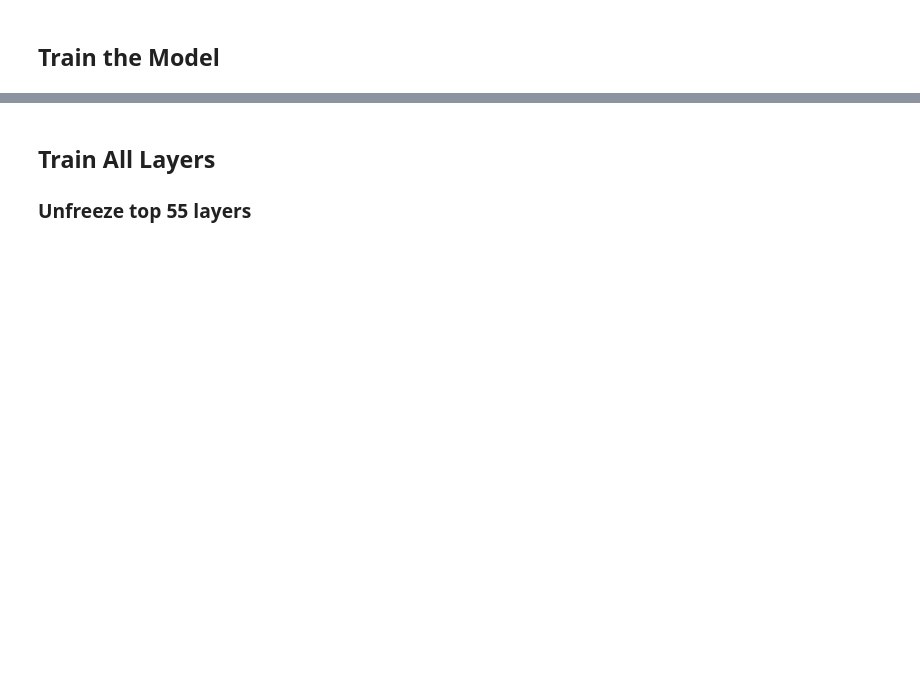
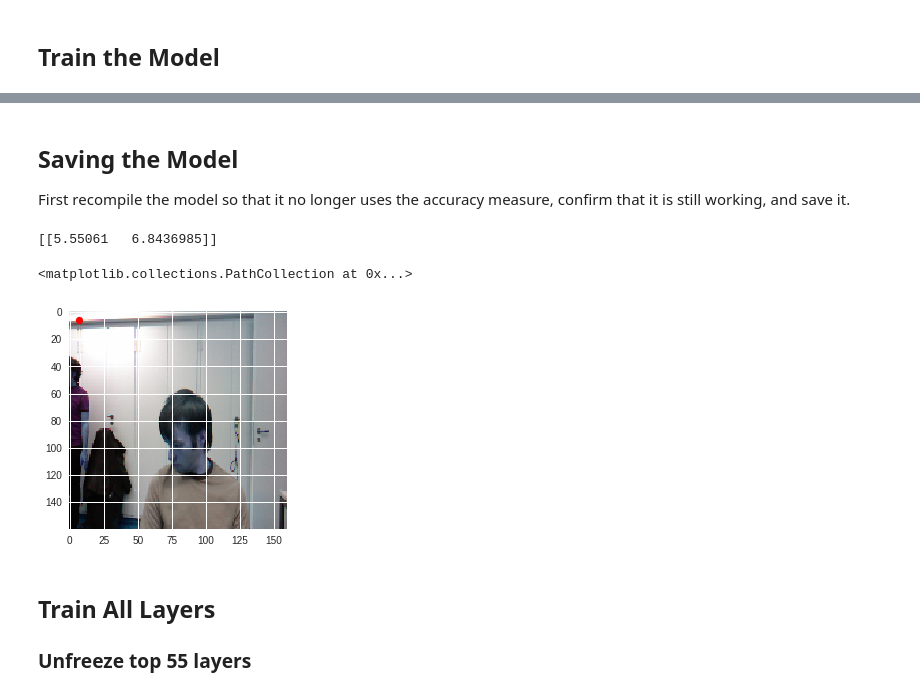
Before and after one commit to MatthewCalligaro/TheNoseArcade, a Jupyter notebook: neural-network/notebooks/vanilla-tf-keras-model.ipynb, the cells around one changed output, grey strips where cells are left out. Saved outputs shown, nothing was run; the diff lists cells and outputs as text; code cells hidden in the pictures; blank space fills up the shorter version.

```diff
--- a/neural-network/notebooks/vanilla-tf-keras-model.ipynb
+++ b/neural-network/notebooks/vanilla-tf-keras-model.ipynb
@@ -278,0 +283,16 @@ with open('model_architecture.json', 'w') as f:
+# %% [markdown]
+## Saving the Model
+First recompile the model so that it no longer uses the accuracy measure, confirm that it is still working, and save it.
+# %%
+model.compile(optimizer=tf.keras.optimizers.RMSprop(lr=0.0001),
+              loss='mean_squared_error',
+              metrics=[])
+# %%
+ctr = model.predict(np.expand_dims(x_train[0], axis=0))
+plt.imshow(x_train[0])
+print(ctr)
+plt.scatter([ctr[0][1]], [ctr[0][0]], c='r')
+# %% [output]
+[[5.55061   6.8436985]]
+<matplotlib.collections.PathCollection at 0x...>
+[figure, added]
```
Also changed, not shown: parts of 15 cells of this notebook.
